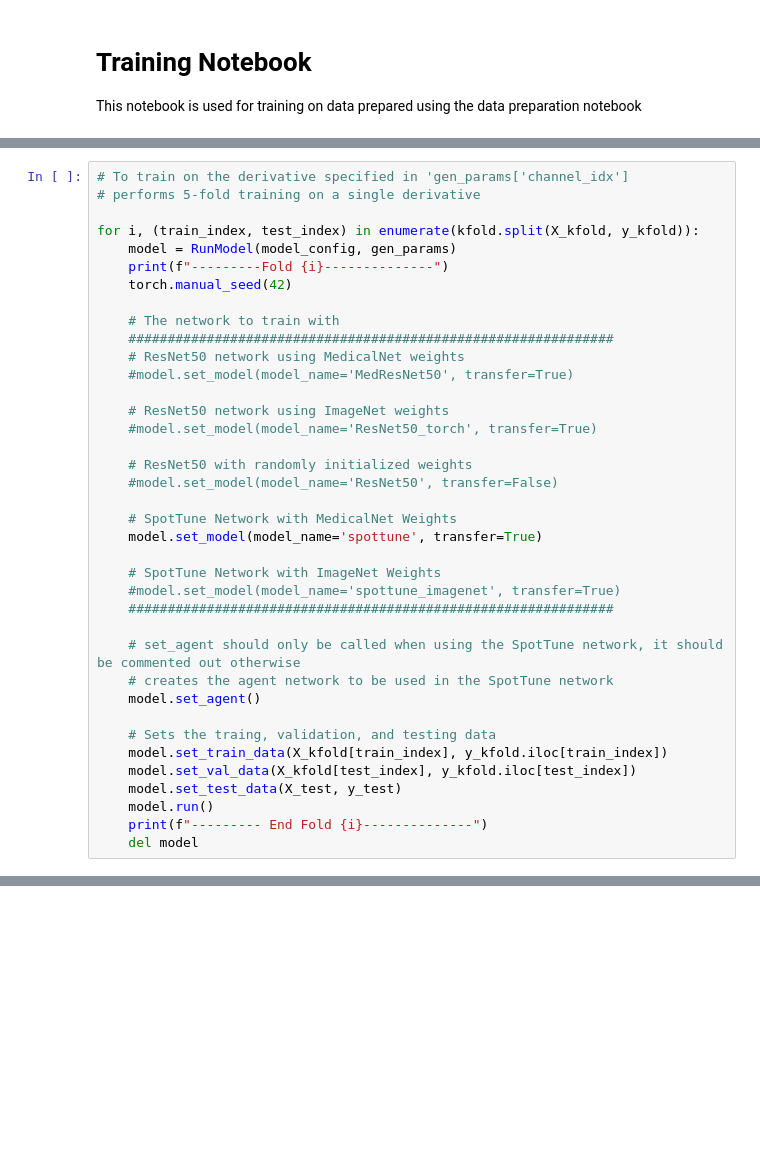
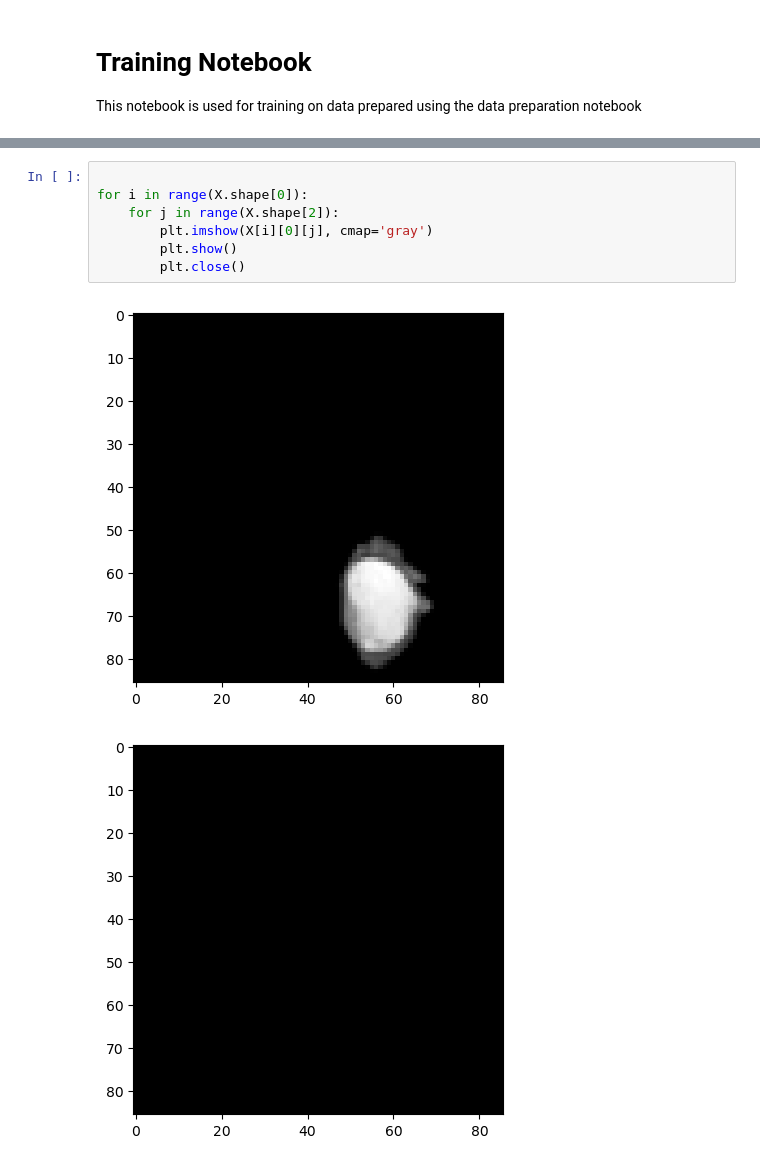
Before and after one commit to yyexela/SpotTune_MGMT_prediction, a Jupyter notebook: notebooks/training.ipynb, the cells around one changed output, grey strips where cells are left out. Drawn from its saved outputs; the diff is of its cells as text; blank space fills up the shorter version.

Commit message:
Dataloader works for single 2D slices of structural data

```diff
--- a/notebooks/training.ipynb
+++ b/notebooks/training.ipynb
@@ -115,38 +124,0 @@ The following cells start training for two different situtations
-# %%
-# To train on the derivative specified in 'gen_params['channel_idx']
-# performs 5-fold training on a single derivative
-
-for i, (train_index, test_index) in enumerate(kfold.split(X_kfold, y_kfold)):
-    model = RunModel(model_config, gen_params)
-    print(f"---------Fold {i}--------------")
-    torch.manual_seed(42)
-
-    # The network to train with
-    ##############################################################
-    # ResNet50 network using MedicalNet weights
-    #model.set_model(model_name='MedResNet50', transfer=True)
-
-    # ResNet50 network using ImageNet weights
-    #model.set_model(model_name='ResNet50_torch', transfer=True)
-
-    # ResNet50 with randomly initialized weights
-    #model.set_model(model_name='ResNet50', transfer=False)
-
-    # SpotTune Network with MedicalNet Weights
-    model.set_model(model_name='spottune', transfer=True)
-
-    # SpotTune Network with ImageNet Weights
-    #model.set_model(model_name='spottune_imagenet', transfer=True)
-    ##############################################################
-
-    # set_agent should only be called when using the SpotTune network, it should be commented out otherwise
-    # creates the agent network to be used in the SpotTune network
-    model.set_agent()
-
-    # Sets the traing, validation, and testing data
-    model.set_train_data(X_kfold[train_index], y_kfold.iloc[train_index])
-    model.set_val_data(X_kfold[test_index], y_kfold.iloc[test_index])
-    model.set_test_data(X_test, y_test)
-    model.run()
-    print(f"--------- End Fold {i}--------------")
-    del model
@@ -194,0 +138,10 @@ for k in range(4):
+# %%
+
+for i in range(X.shape[0]):
+    for j in range(X.shape[2]):
+        plt.imshow(X[i][0][j], cmap='gray')
+        plt.show()
+        plt.close()
+# %% [output]
+[figure, added]
+[figure, added]
```
Also changed, not shown: parts of 13 cells of this notebook, 2 other files.
